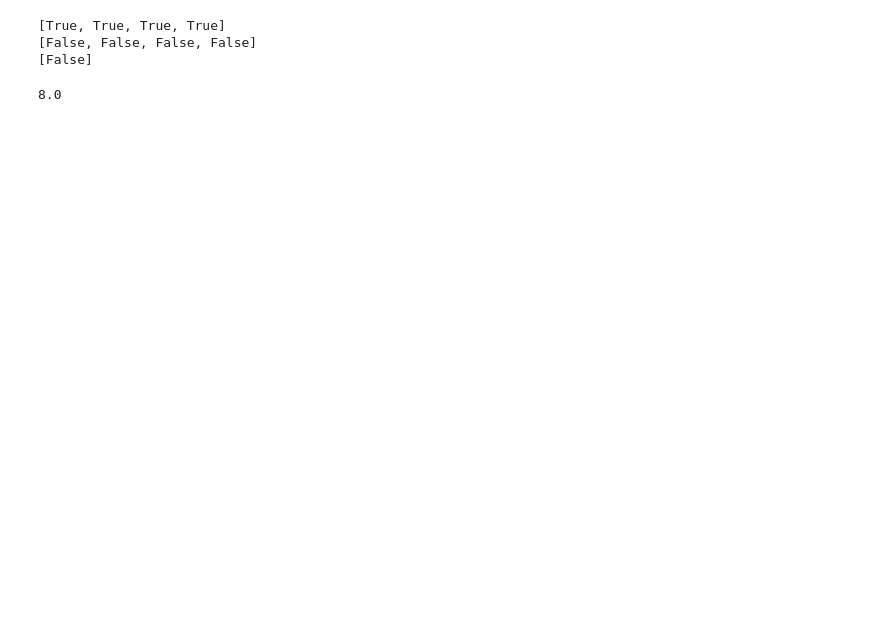
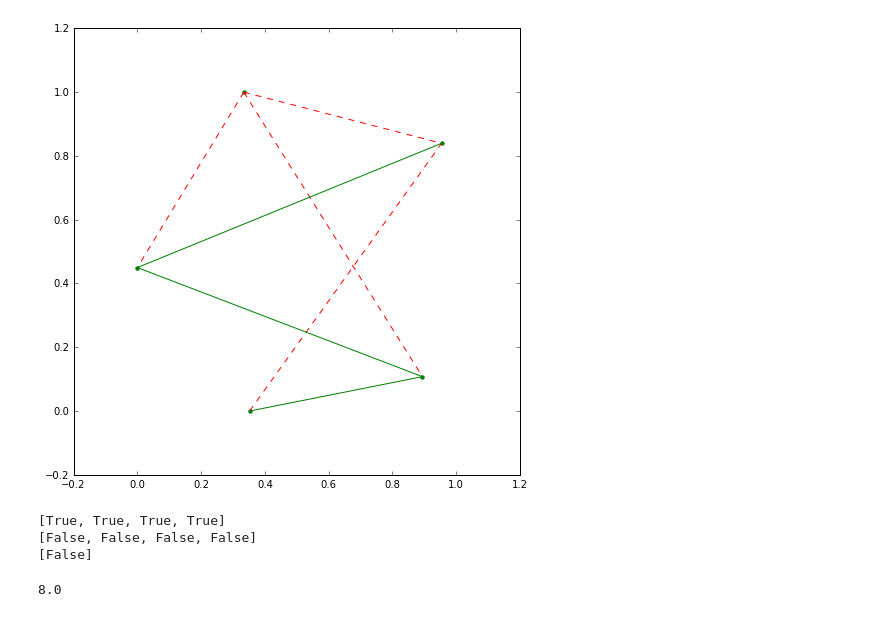
Before and after one commit to taniki/workshop-graphmodels-python, a Jupyter notebook: Signed graphs.ipynb, the cells around one changed output. Drawn from its saved outputs; the diff is of its cells as text; code cells hidden in the pictures; blank space fills up the shorter version.

```diff
--- a/Signed graphs.ipynb
+++ b/Signed graphs.ipynb
@@ -62,3 +95,9 @@ def draw_sign_graph():
+# %%
+f, ax = plt.subplots(figsize=(8,8))
+draw_signed_graph(unbalanced_graph_5, ax)
+plt.show()
+# %% [output]
+[figure, added]
 # %%
 def is_balanced(g):
   tolerance = 1e-16
```
Also changed, not shown: parts of 4 cells of this notebook.
